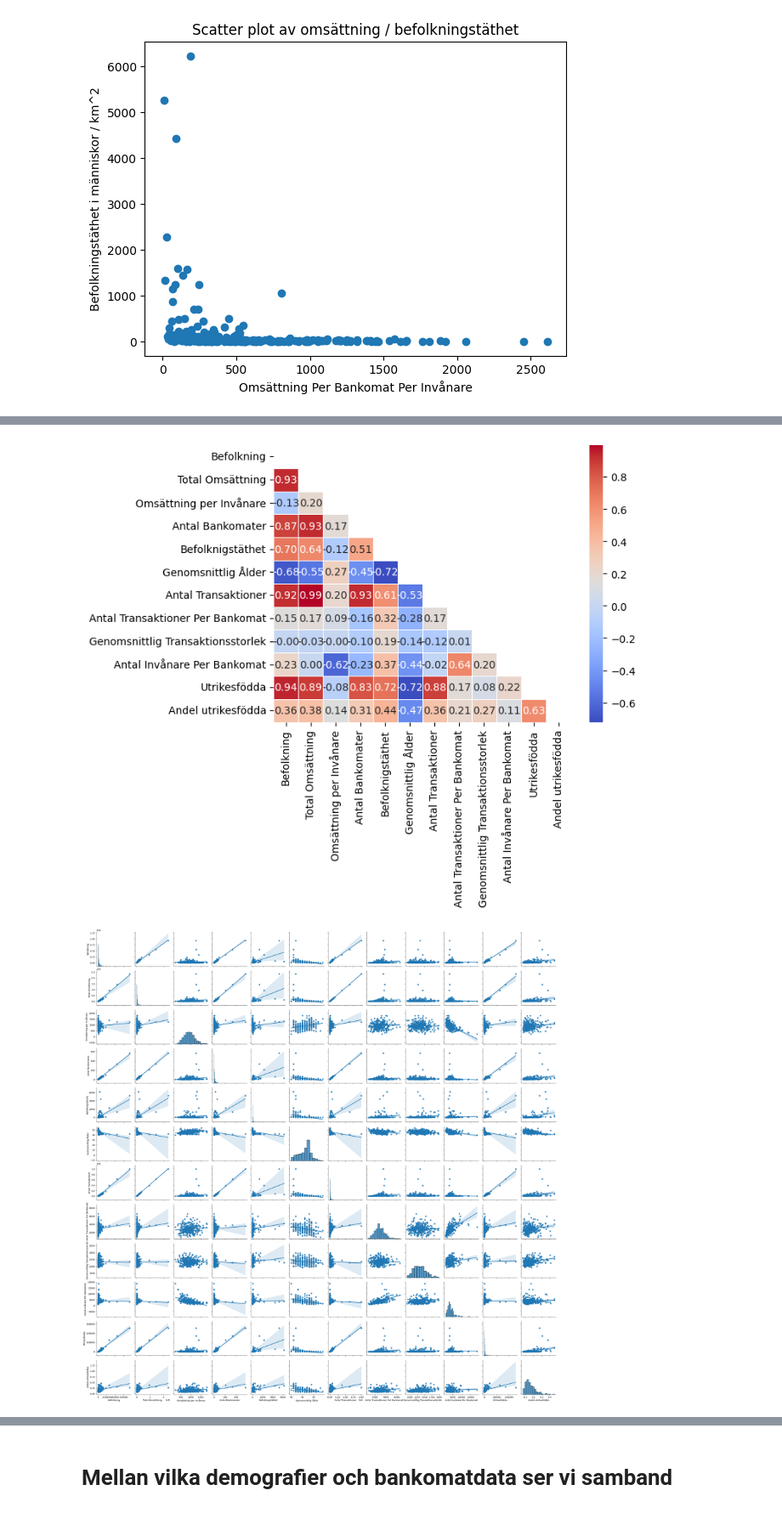
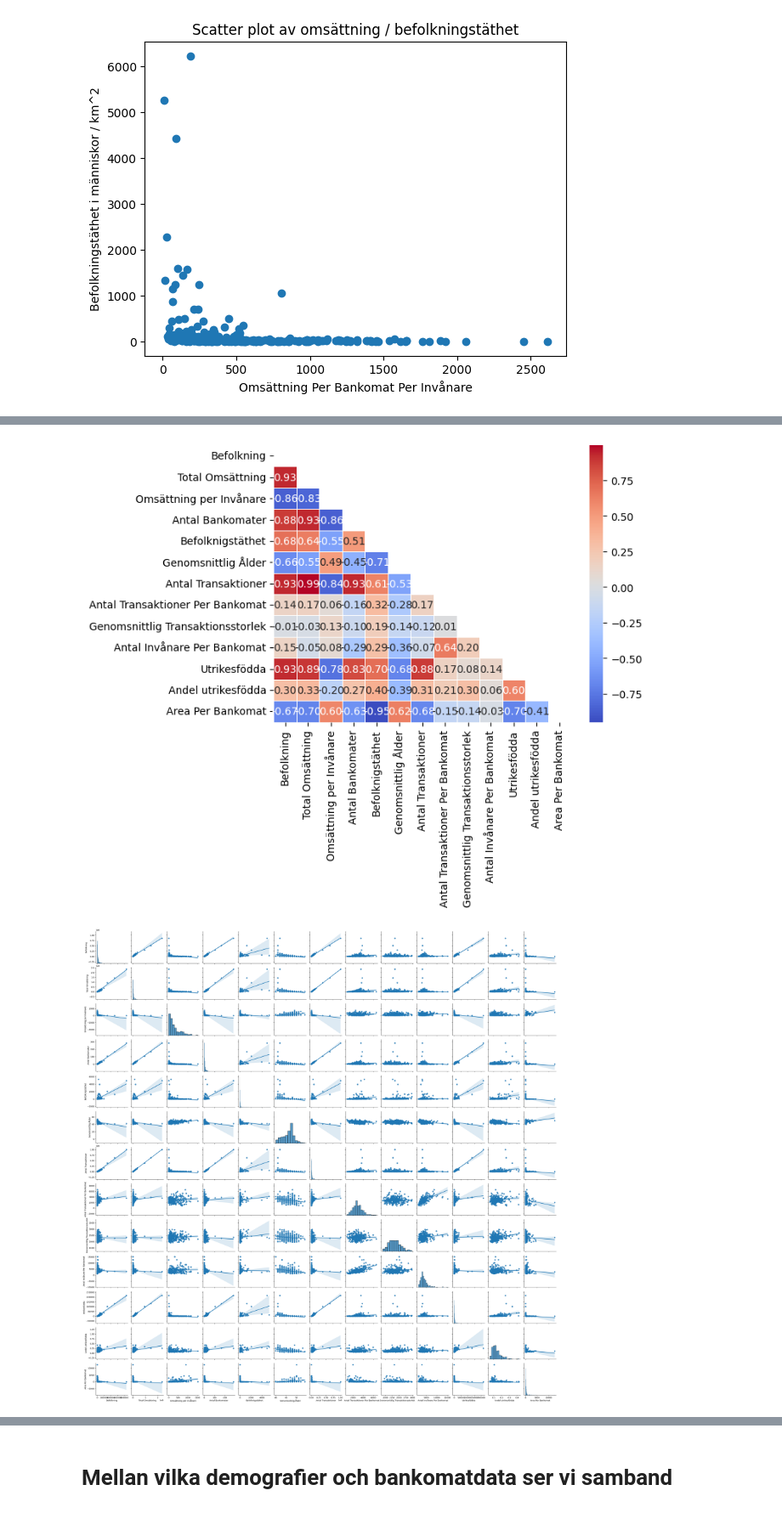
Before and after one commit to FabianFix/Kvaff-Projekt, a Jupyter notebook: project.ipynb, the cells around one changed output, grey strips where cells are left out. Shown at 85% size. Saved outputs shown, nothing was run; the diff lists cells and outputs as text; code cells hidden in the pictures.

Commit message:
big boy one liner + kommunarea

```diff
--- a/project.ipynb
+++ b/project.ipynb
@@ -118,7 +118,7 @@ for kommun in data.kommuner:
         namn = kommun.namn
         befolkning = kommun.data[month]["total"]
         totalOmsättning = kommun.totalOmsättning
-        omsättningPerInvånare = kommun.omsättningPerInvånare
+        omsättningPerInvånare = sum([[transaktionsData["omsättning"] for transaktionsData in bankomat.transaktionsDataSEK if transaktionsData["månad"] == month] for bankomat in data.bankomater if bankomat.geographicalData["kommun"] == kommun.namn][0]) / kommun.data[month]["total"]
         antalBankomater = kommun.antalBankomater
         befolkningstäthet = kommun.befolkningstätheter[year]
         snittÅlder = kommun.snittÅlder
@@ -128,8 +128,10 @@ for kommun in data.kommuner:
         antalInvånarePerBankomat = befolkning / kommun.antalBankomater
         utrikesFödda = kommun.utrikesfödda[year]
         andelUtrikesfödda = utrikesFödda / befolkning
-    except:
-        pass
+        bankomatTäthet = kommun.bankomatTäthet
+        if omsättningPerInvånare == 0:
+            raise Exception("Bankomaten var stängd vid undersökningstillfället")
+    except: pass
     try:
         dataDict[namn] = {
             "Befolkning": befolkning,
@@ -144,6 +146,7 @@ for kommun in data.kommuner:
             "Antal Invånare Per Bankomat": antalInvånarePerBankomat,
             "Utrikesfödda": utrikesFödda,
             "Andel utrikesfödda": andelUtrikesfödda,
+            "Area Per Bankomat": bankomatTäthet,
         }
     except: pass
 
@@ -160,5 +180,5 @@ plt.show()
-[figure, old version]
+[figure, new version]
-[figure, old version]
+[figure, new version]
 # %%
 print("Spearman: ")
 print(df.T.corr(method="spearman"))
```
Also changed, not shown: parts of 10 cells of this notebook, 5 other files.
